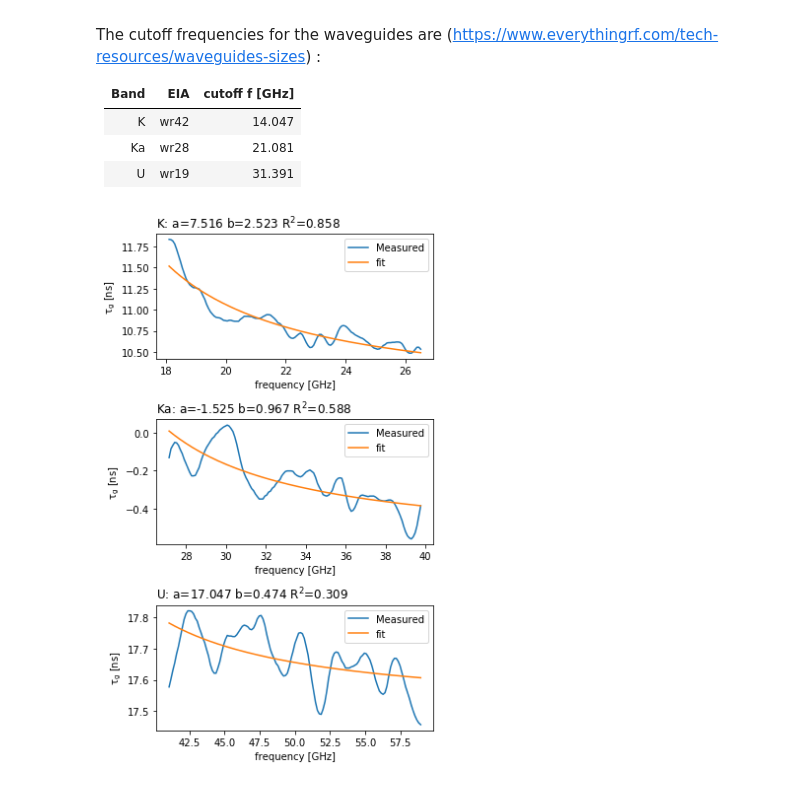
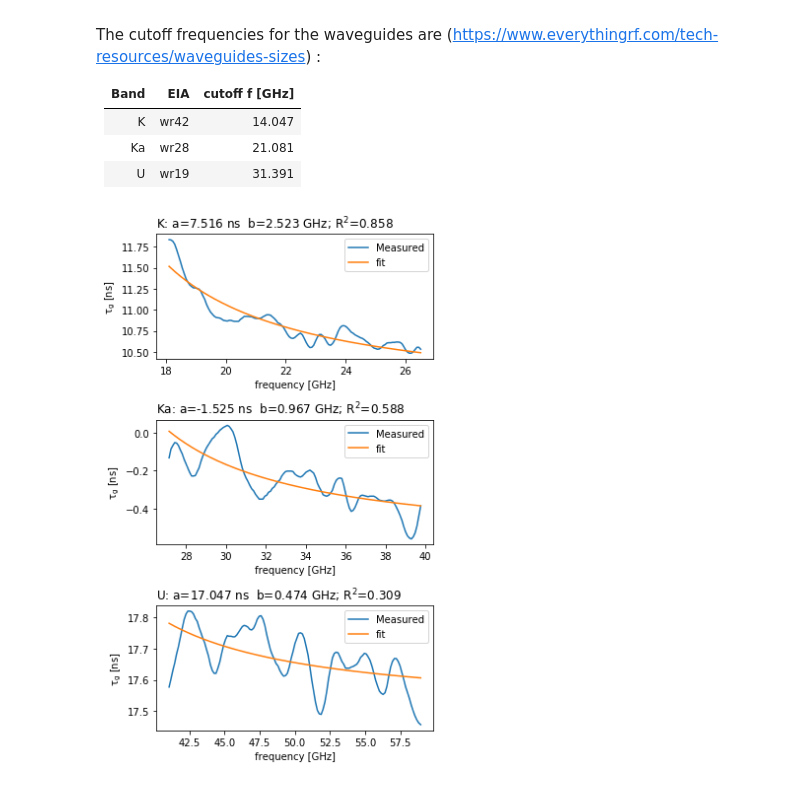
Before and after one commit to guimarais/Dispersion_Fit, a Jupyter notebook: Best_fit.ipynb, the cells around one changed output. Drawn from its saved outputs; the diff is of its cells as text; code cells hidden in the pictures.

```diff
--- a/Best_fit.ipynb
+++ b/Best_fit.ipynb
@@ -25,32 +25,32 @@ fc = param[0]
 def ft2(x, a, b):
     return a + b/np.sqrt(1.0-(fc/x)**2)
 
 #Optimized fit Parameters storage
 popts = []
 #...and Covariance matrices
 pcovs = []
 
 fig, ax = plt.subplots(nrows=3, ncols=1, figsize=(5,8))
 
 for band, i in zip(bands, range(len(bands))):
     fname = f"./Files/{band}-LFS_to_fit.dat"
     file = np.loadtxt(fname)
     freq = file[:,0]
     tau = file[:,1]*1e9
     ax[i].plot(freq, tau, label='Measured')
     ax[i].set_xlabel(r'frequency [GHz]')
     ax[i].set_ylabel(r'$\mathrm{\tau_g}$ [ns]')
     fc = param[i]
     popt, pcov = curve_fit(ft2, freq, tau)
     popts.append(popt)
     pcovs.append(pcov)
     ax[i].plot(freq, ft2(freq, *popt), label='fit')
     ax[i].legend()
     r2 = rsquare(freq, tau, popt, ft2)
-    title_str = band + ': a=%0.3f'%(popt[0]) + ' b=%0.3f '%(popt[1]) + r'$\mathrm{R^2}$=%0.3f'%(r2)
+    title_str = band + ': a=%0.3f ns'%(popt[0]) + '  b=%0.3f GHz; '%(popt[1]) + r'$\mathrm{R^2}$=%0.3f'%(r2)
     ax[i].set_title(title_str, loc='left')
 
 plt.tight_layout()
 plt.show()
 # %% [output]
-[figure, old version]
+[figure, new version]
```
